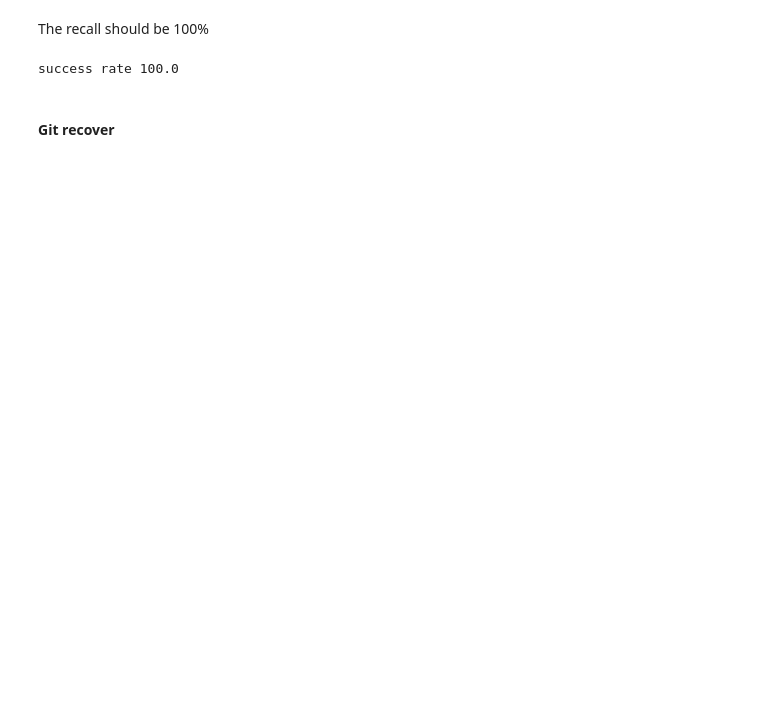
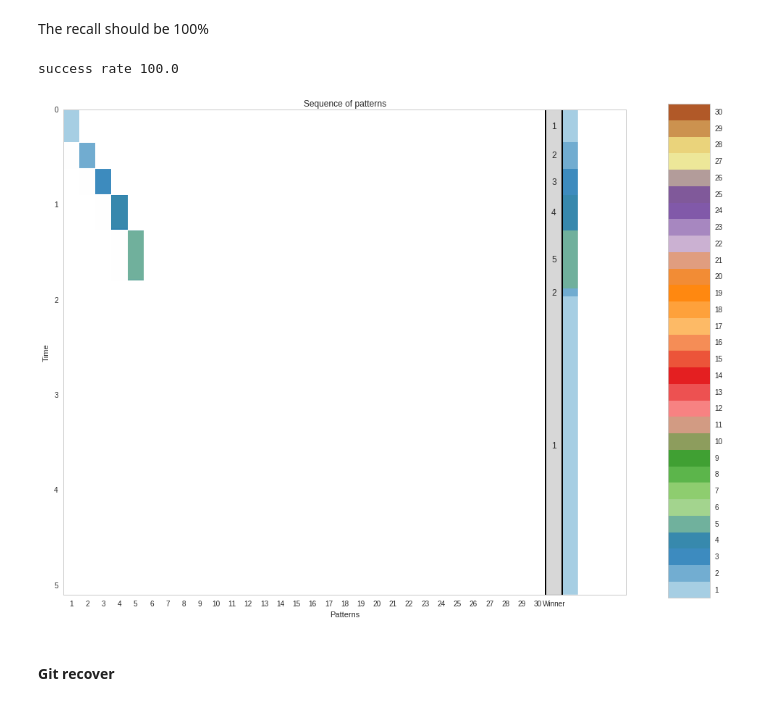
Before and after one commit to h-mayorquin/attractor_sequences, a Jupyter notebook: notebooks/2017-02-09(Working example).ipynb, the cells around one changed output. Drawn from its saved outputs; the diff is of its cells as text; code cells hidden in the pictures; blank space fills up the shorter version.

```diff
--- a/notebooks/2017-02-09(Working example).ipynb
+++ b/notebooks/2017-02-09(Working example).ipynb
@@ -131,6 +135,14 @@ success_rate = calculate_recall_success(manager, T_recalling=T_recalling,
 print('success rate', success_rate)
 # %% [output]
 success rate 100.0
+# %%
+# Recall
+from plotting_functions import  plot_adaptation_dynamics, plot_weight_matrix, plot_winning_pattern, plot_sequence
+
+manager.run_network_recall(T_recalling, T_cue=0.1, I_cue=0, reset=True, empty_history=True)
+plot_winning_pattern(manager, remove=0.050)
+# %% [output]
+[figure, added]
 # %% [markdown]
 #### Git recover
 # %%
```
Also changed, not shown: parts of 2 cells of this notebook, 1 other file.
